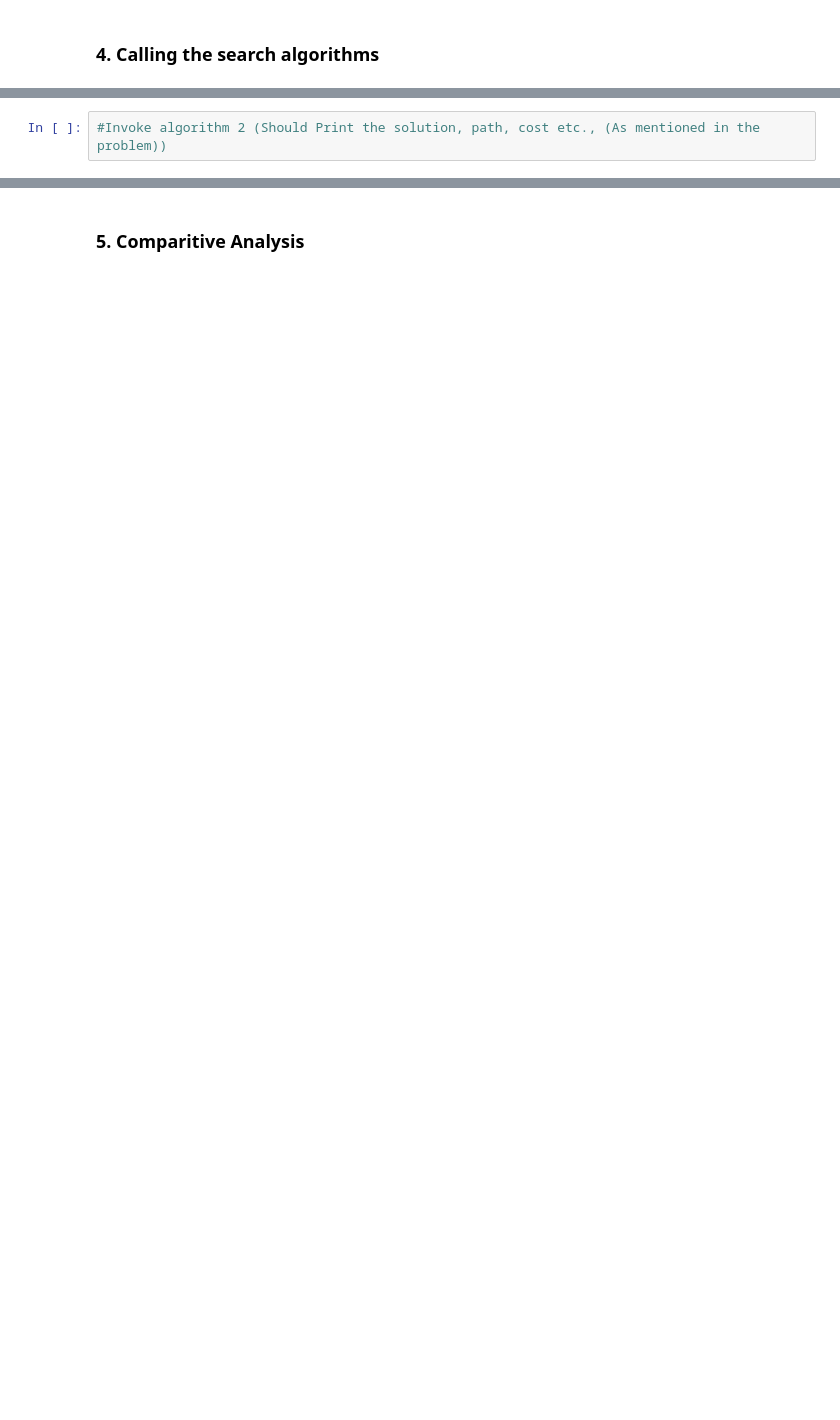
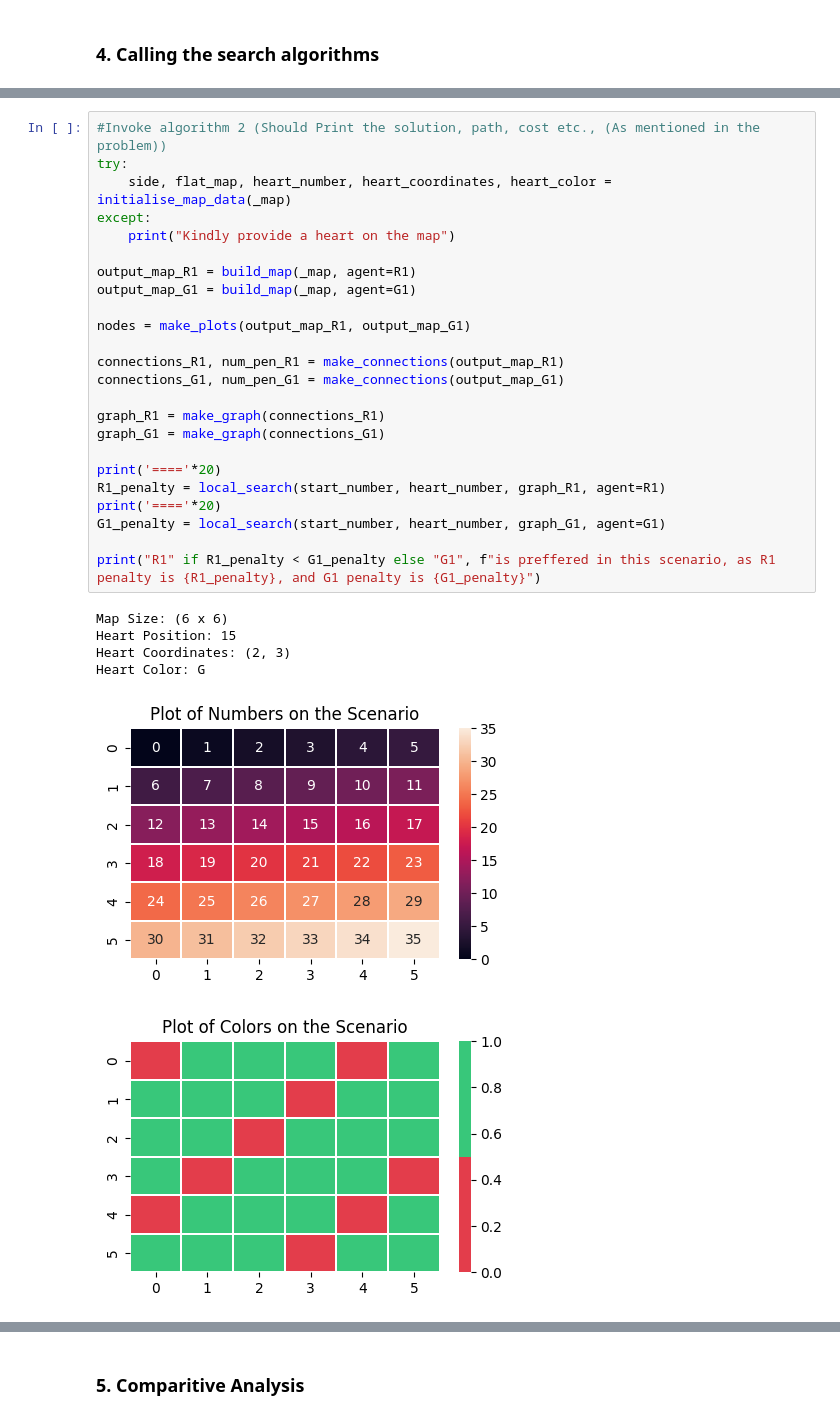
Before and after one commit to pavankumarbalijepalli/aci_assignment, a Jupyter notebook: ACI_Assignment_1_SolutionTemplate_(1).ipynb, the cells around one changed output, grey strips where cells are left out. Cells and saved outputs as stored; diff of their text form; blank space fills up the shorter version.

```diff
--- a/ACI_Assignment_1_SolutionTemplate_(1).ipynb
+++ b/ACI_Assignment_1_SolutionTemplate_(1).ipynb
@@ -581,2 +616,31 @@ The final path is shown above.
-# %%
-#Invoke algorithm 2 (Should Print the solution, path, cost etc., (As mentioned in the problem))
+# %%
+#Invoke algorithm 2 (Should Print the solution, path, cost etc., (As mentioned in the problem))
+try:
+    side, flat_map, heart_number, heart_coordinates, heart_color = initialise_map_data(_map)
+except:
+    print("Kindly provide a heart on the map")
+
+output_map_R1 = build_map(_map, agent=R1)
+output_map_G1 = build_map(_map, agent=G1)
+
+nodes = make_plots(output_map_R1, output_map_G1)
+
+connections_R1, num_pen_R1 = make_connections(output_map_R1)
+connections_G1, num_pen_G1 = make_connections(output_map_G1)
+
+graph_R1 = make_graph(connections_R1)
+graph_G1 = make_graph(connections_G1)
+
+print('===='*20)
+R1_penalty = local_search(start_number, heart_number, graph_R1, agent=R1)
+print('===='*20)
+G1_penalty = local_search(start_number, heart_number, graph_G1, agent=G1)
+
+print("R1" if R1_penalty < G1_penalty else "G1", f"is preffered in this scenario, as R1 penalty is {R1_penalty}, and G1 penalty is {G1_penalty}")
+# %% [output]
+Map Size: (6 x 6)
+Heart Position: 15
+Heart Coordinates: (2, 3)
+Heart Color: G
+[figure, added]
+[figure, added]
```
Also changed, not shown: parts of 10 cells of this notebook, 1 other file.
